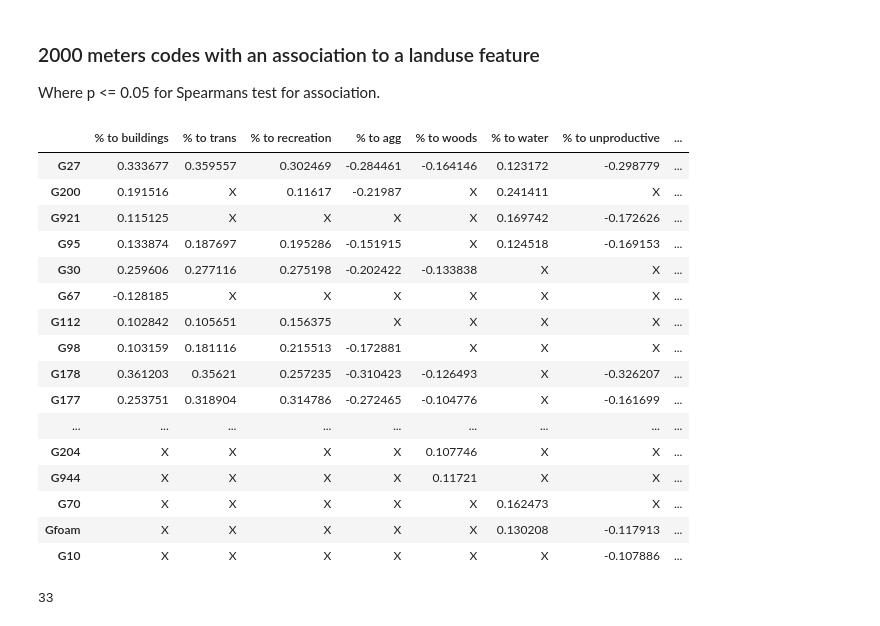
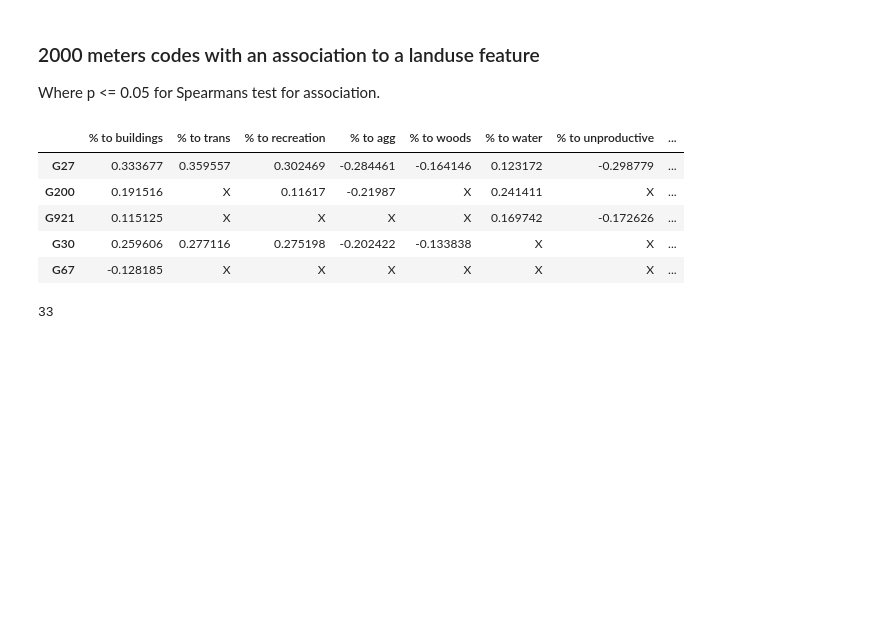
Before and after one commit to hammerdirt-analyst/landuse, a Jupyter notebook: land_use_buffers.ipynb, the cells around one changed output. Cells and saved outputs as stored; diff of their text form; code cells hidden in the pictures; blank space fills up the shorter version.

```diff
--- a/land_use_buffers.ipynb
+++ b/land_use_buffers.ipynb
@@ -210,47 +210,36 @@ add_these_cols = lu_2000.label.unique()
 bufferdata = lu_2000.groupby(['slug','label'], as_index=False).AS18_27.count()
 
 these_groups = list(group_parts.keys())
 
 some_data = aggregate_buffer_data(data, add_these_cols, bufferdata, label_keys)
 
 sd_0 = adjusted_land_use(some_data, label_keys)
 
 sd_1 = account_for_adj_luse(data, label_keys)
 
 sd_2000 = aggregate_the_luse_groups(data, add_these_cols, group_parts, as_1827_part)
 sd_2000['dist'] = 2000
 
 
 fd_luse = assign_luse_stat_to_survey_results(fd, sd_2000,som_cols)
 
 this_data = fd_luse[[unit_label,*som_cols, 'code']]
 
 myresults = check_hypothesis(this_data, abundant_codes, som_cols, stats.spearmanr)
 
 srho_results_2000 = pd.DataFrame.from_dict(myresults, orient='index')
 srho_results_2000.fillna("X", inplace=True)
 srho_results_2000['dist'] = 2000
 
 # the survey data with land use attached
-srho_results_2000.sort
+srho_results_2000.head()
 # %% [output]
 |  | % to buildings | % to trans | % to recreation | % to agg | % to woods | % to water | % to unproductive | ... |
 | G27 | 0.333677 | 0.359557 | 0.302469 | -0.284461 | -0.164146 | 0.123172 | -0.298779 | ... |
 | G200 | 0.191516 | X | 0.11617 | -0.21987 | X | 0.241411 | X | ... |
 | G921 | 0.115125 | X | X | X | X | 0.169742 | -0.172626 | ... |
-| G95 | 0.133874 | 0.187697 | 0.195286 | -0.151915 | X | 0.124518 | -0.169153 | ... |
 | G30 | 0.259606 | 0.277116 | 0.275198 | -0.202422 | -0.133838 | X | X | ... |
 | G67 | -0.128185 | X | X | X | X | X | X | ... |
-| G112 | 0.102842 | 0.105651 | 0.156375 | X | X | X | X | ... |
-| G98 | 0.103159 | 0.181116 | 0.215513 | -0.172881 | X | X | X | ... |
-| G178 | 0.361203 | 0.35621 | 0.257235 | -0.310423 | -0.126493 | X | -0.326207 | ... |
-| G177 | 0.253751 | 0.318904 | 0.314786 | -0.272465 | -0.104776 | X | -0.161699 | ... |
-| ... | ... | ... | ... | ... | ... | ... | ... | ... |
-| G204 | X | X | X | X | 0.107746 | X | X | ... |
-| G944 | X | X | X | X | 0.11721 | X | X | ... |
-| G70 | X | X | X | X | X | 0.162473 | X | ... |
-| Gfoam | X | X | X | X | X | 0.130208 | -0.117913 | ... |
-| G10 | X | X | X | X | X | X | -0.107886 | ... |
 # %%
 len(srho_results_2000)
 # %% [output]
```
Also changed, not shown: parts of 17 cells of this notebook, 7 other files.
